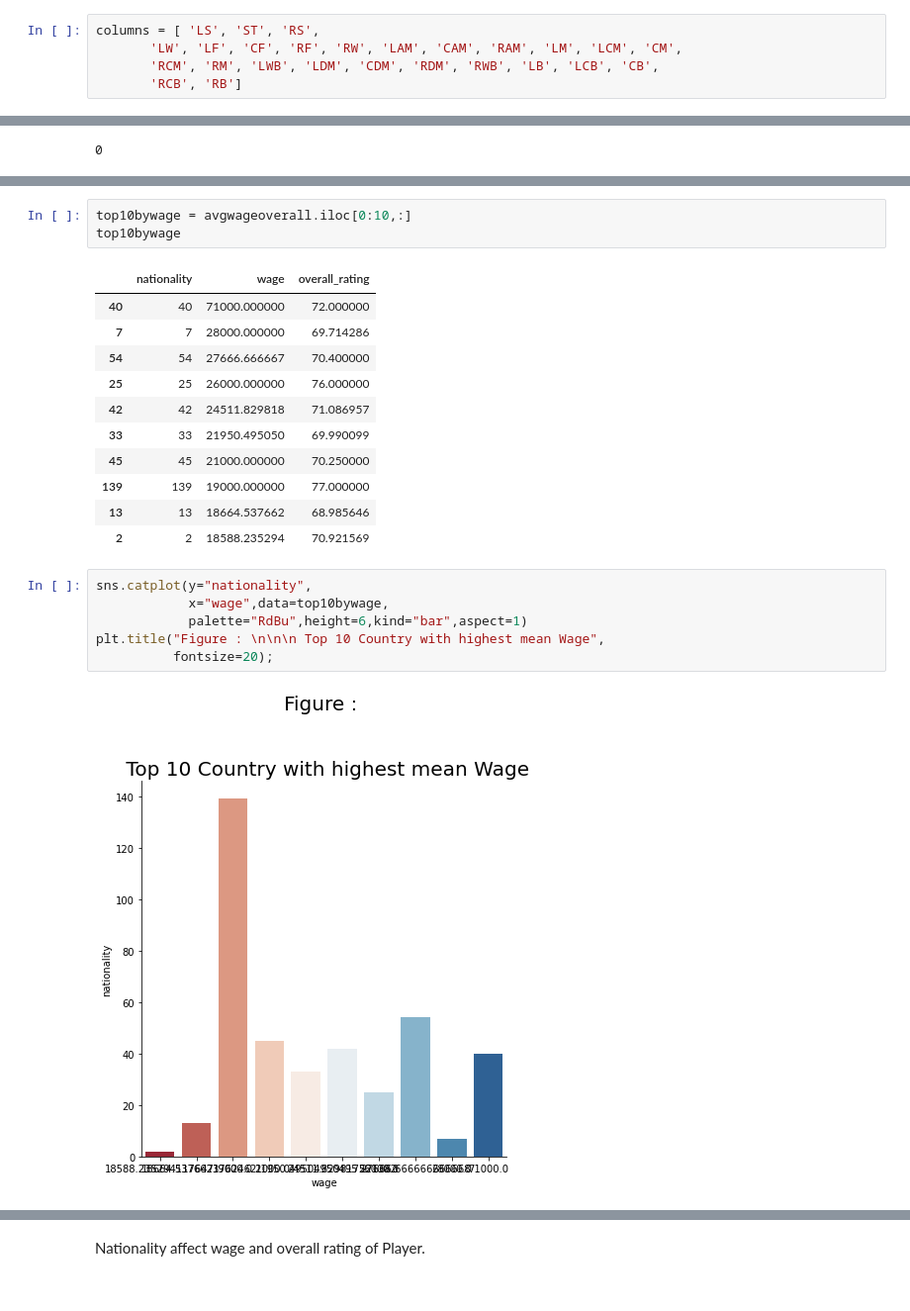
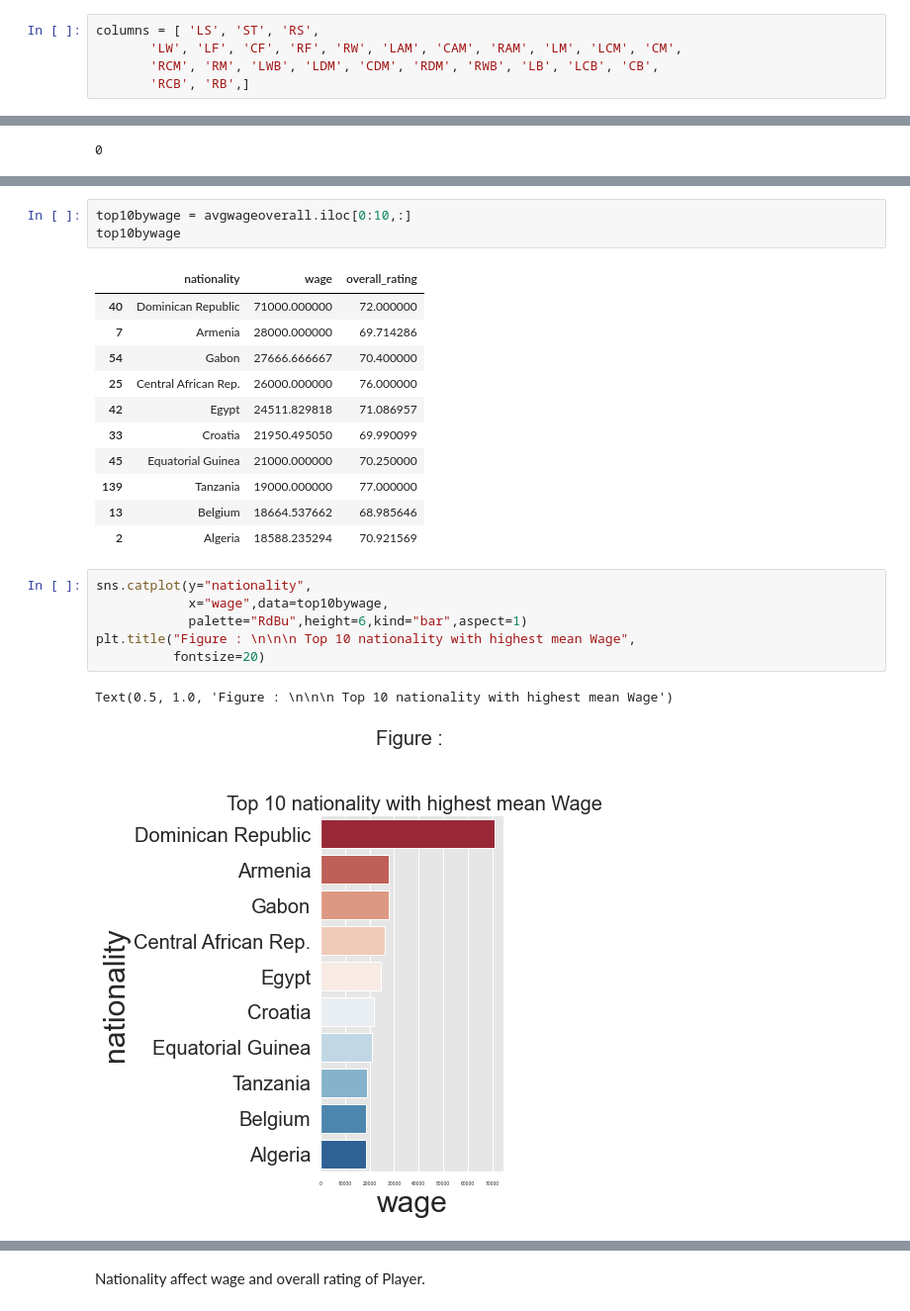
Before and after one commit to mahmoud6171/Player-Value-Predicition, a Jupyter notebook: PlayerValuePredicition.ipynb, the cells around one changed output, grey strips where cells are left out. Shown at 99% size. Drawn from its saved outputs; the diff is of its cells as text.

```diff
--- a/PlayerValuePredicition.ipynb
+++ b/PlayerValuePredicition.ipynb
@@ -109,7 +104,7 @@ data['name'].isnull().sum()
 columns = [ 'LS', 'ST', 'RS',
        'LW', 'LF', 'CF', 'RF', 'RW', 'LAM', 'CAM', 'RAM', 'LM', 'LCM', 'CM',
        'RCM', 'RM', 'LWB', 'LDM', 'CDM', 'RDM', 'RWB', 'LB', 'LCB', 'CB',
-       'RCB', 'RB']
+       'RCB', 'RB',]
 # %%
 data[columns]
 # %% [output]
@@ -290,24 +285,25 @@ top10bywage = avgwageoverall.iloc[0:10,:]
 top10bywage
 # %% [output]
 |  | nationality | wage | overall_rating |
-| 40 | 40 | 71000.000000 | 72.000000 |
-| 7 | 7 | 28000.000000 | 69.714286 |
-| 54 | 54 | 27666.666667 | 70.400000 |
-| 25 | 25 | 26000.000000 | 76.000000 |
-| 42 | 42 | 24511.829818 | 71.086957 |
-| 33 | 33 | 21950.495050 | 69.990099 |
-| 45 | 45 | 21000.000000 | 70.250000 |
-| 139 | 139 | 19000.000000 | 77.000000 |
-| 13 | 13 | 18664.537662 | 68.985646 |
-| 2 | 2 | 18588.235294 | 70.921569 |
+| 40 | Dominican Republic | 71000.000000 | 72.000000 |
+| 7 | Armenia | 28000.000000 | 69.714286 |
+| 54 | Gabon | 27666.666667 | 70.400000 |
+| 25 | Central African Rep. | 26000.000000 | 76.000000 |
+| 42 | Egypt | 24511.829818 | 71.086957 |
+| 33 | Croatia | 21950.495050 | 69.990099 |
+| 45 | Equatorial Guinea | 21000.000000 | 70.250000 |
+| 139 | Tanzania | 19000.000000 | 77.000000 |
+| 13 | Belgium | 18664.537662 | 68.985646 |
+| 2 | Algeria | 18588.235294 | 70.921569 |
 # %%
 sns.catplot(y="nationality",
             x="wage",data=top10bywage,
             palette="RdBu",height=6,kind="bar",aspect=1)
-plt.title("Figure : \n\n\n Top 10 Country with highest mean Wage",
-          fontsize=20);
+plt.title("Figure : \n\n\n Top 10 nationality with highest mean Wage",
+          fontsize=20)
 # %% [output]
+Text(0.5, 1.0, 'Figure : \n\n\n Top 10 nationality with highest mean Wage')
-[figure, old version]
+[figure, new version]
 # %%
 avgwageoverall.sort_values(by="overall_rating",inplace=True,ascending=False)
 top10byoverall = avgwageoverall.iloc[0:10,:]
```
Also changed, not shown: parts of 38 cells of this notebook.
